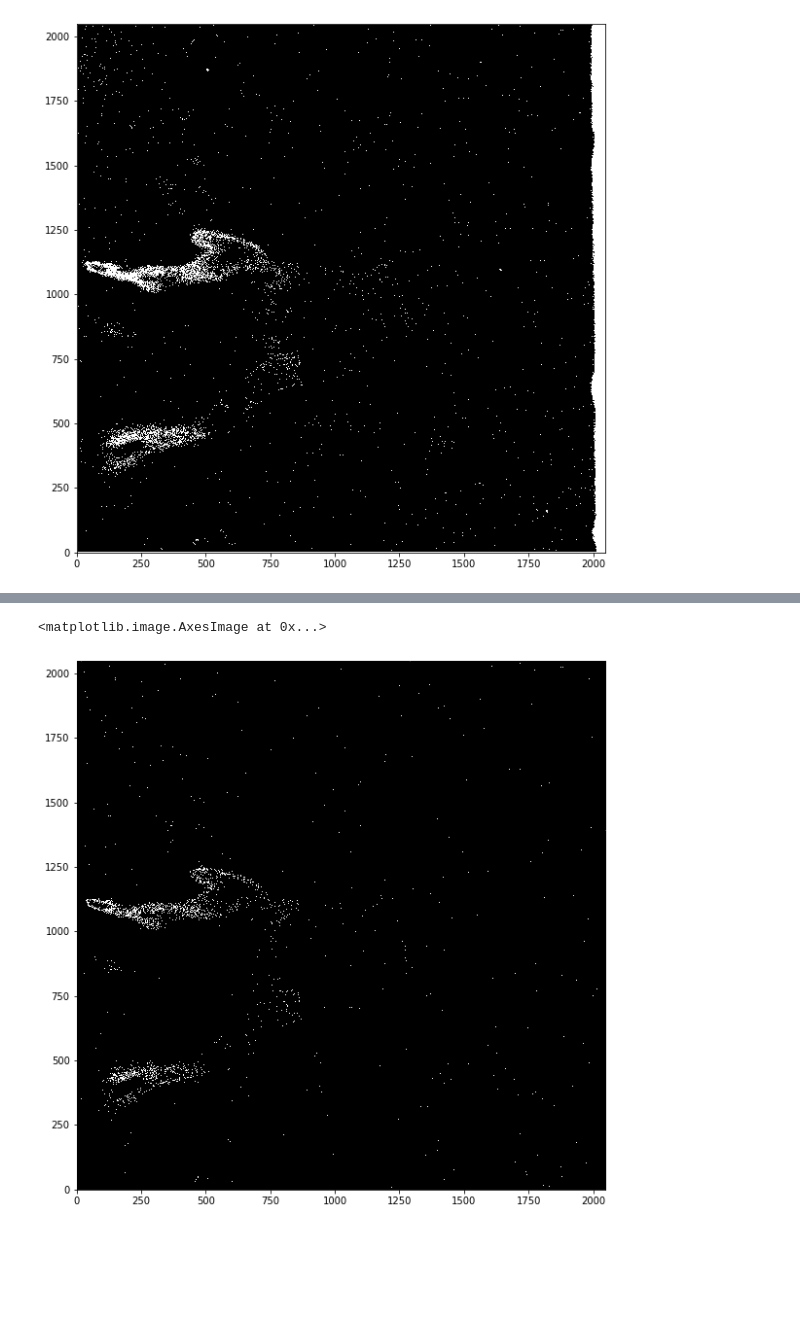
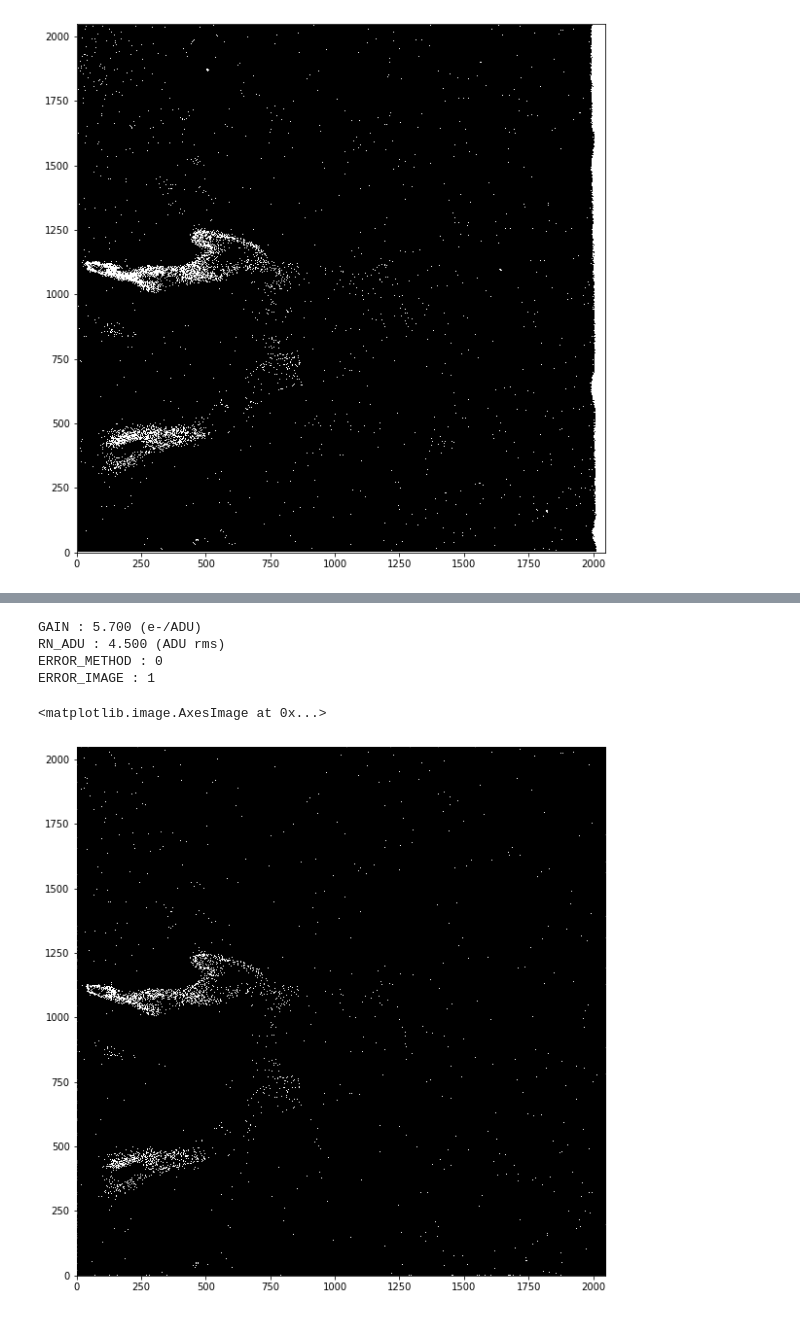
Before and after one commit to pssncp142/NIX_Testing, a Jupyter notebook: workdir/HDRL_test.ipynb, the cells around one changed output, grey strips where cells are left out. Drawn from its saved outputs; the diff is of its cells as text; code cells hidden in the pictures; blank space fills up the shorter version.

```diff
--- a/workdir/HDRL_test.ipynb
+++ b/workdir/HDRL_test.ipynb
@@ -43,10 +90,14 @@ HDRL.ERROR_IMAGE.value = True
 # %%
 expt = np.arange(8)*2+2
 # %%
-HDRL.ERROR_METHOD.value = 0
-bpmfit = HDRL2.bpm_fit_compute(ims, expt, degree=2, pval=0.1)
+HDRL2.globals(report=True)
+bpmfit = HDRL2.bpm_fit_compute(ims, expt, method="pval", degree=2, pval=10.)
 plt.figure(figsize=(10,10))
 plt.imshow(bpmfit, cmap='gray', origin='lower')
 # %% [output]
-<matplotlib.image.AxesImage at 0x...>
+GAIN : 5.700 (e-/ADU)
+RN_ADU : 4.500 (ADU rms)
+ERROR_METHOD : 0
+ERROR_IMAGE : 1
+<matplotlib.image.AxesImage at 0x...>
-[figure, old version]
+[figure, new version]
```
Also changed, not shown: parts of 19 cells of this notebook, 3 other files.
